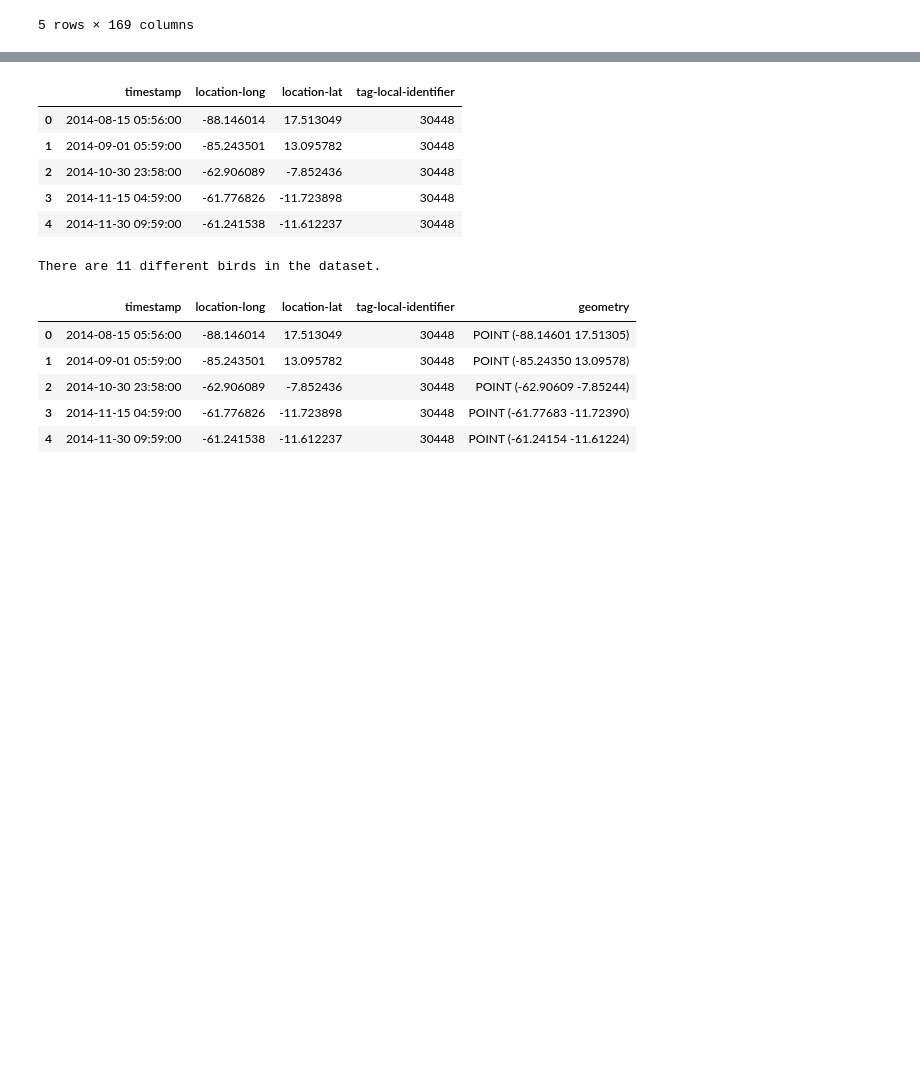
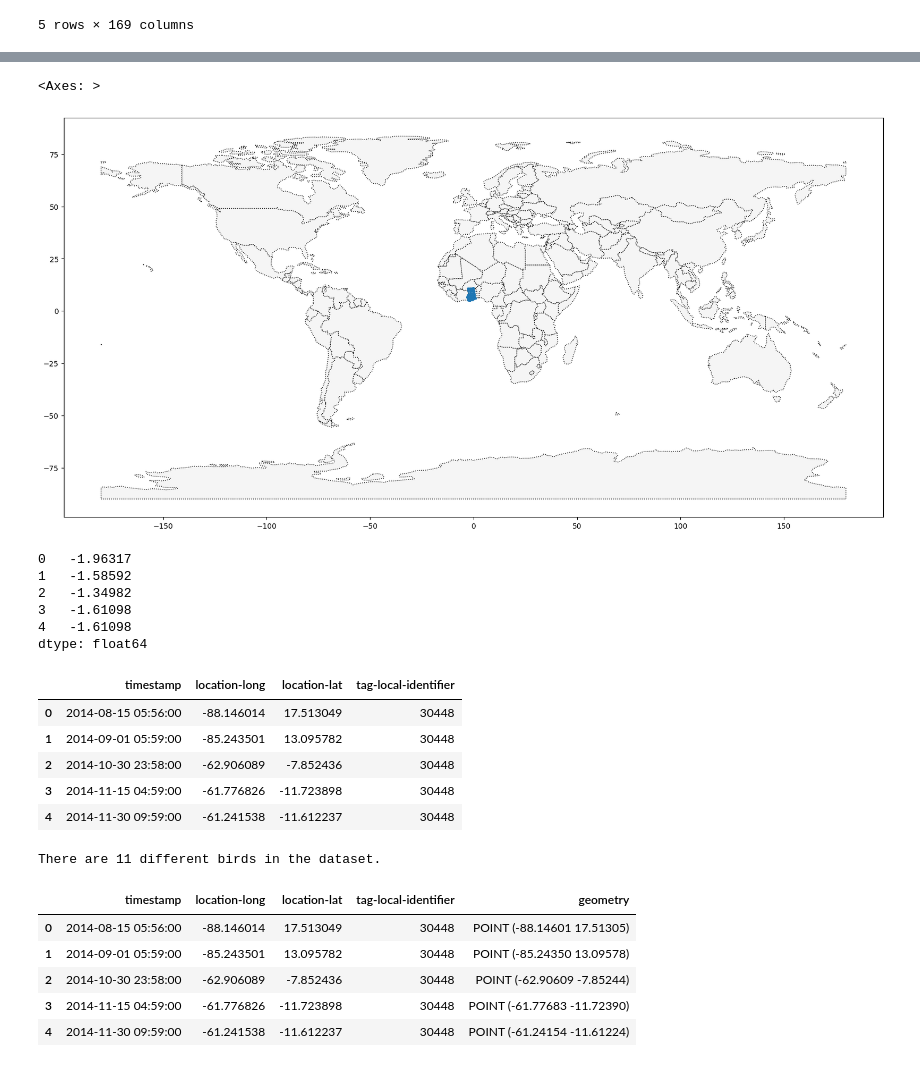
Before and after one commit to Kkhurana007/kaggle_python_practice, a Jupyter notebook: Geopandas.ipynb, the cells around one changed output, grey strips where cells are left out. Saved outputs shown, nothing was run; the diff lists cells and outputs as text; code cells hidden in the pictures; blank space fills up the shorter version.

```diff
--- a/Geopandas.ipynb
+++ b/Geopandas.ipynb
@@ -159,0 +167,12 @@ world.head()
+# %%
+facilities_df = pd.read_csv('geopandas\health_facilities.csv')
+
+# convert to GeoDataFrame
+facilities = gpd.GeoDataFrame(facilities_df, geometry = gpd.points_from_xy
+                              (facilities_df.Longitude, facilities_df.Latitude))
+
+# set CRS
+facilities.crs = ('epsg:4326')
+
+#view first 5 rows
+facilities.head()
@@ -160 +186,18 @@ world.head()
+# %%
+# plotting facilities of Ghana on world map
+ax = world.plot(figsize=(20,20), color='whitesmoke', linestyle=':', edgecolor='black')
+facilities.to_crs(epsg=4326).plot(markersize=.25, ax=ax)
+# %% [output]
+<Axes: >
+[figure, added]
+# %%
+#get the x coordinates of each point
+facilities.geometry.head().x
+# %% [output]
+0   -1.96317
+1   -1.58592
+2   -1.34982
+3   -1.61098
+4   -1.61098
+dtype: float64
 # %%
```
Also changed, not shown: parts of 27 cells of this notebook.
